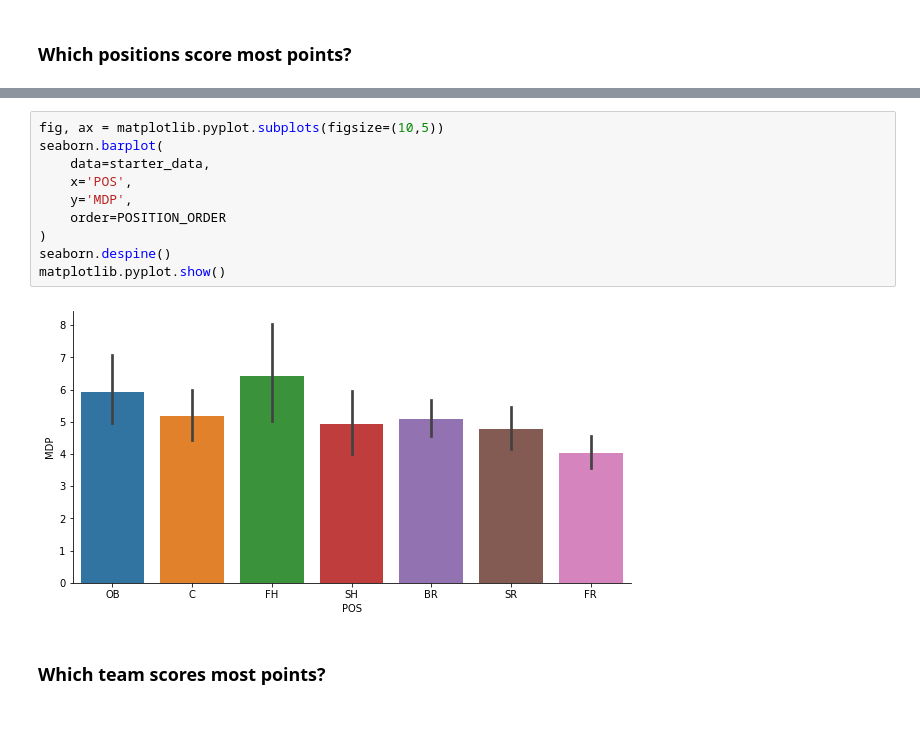
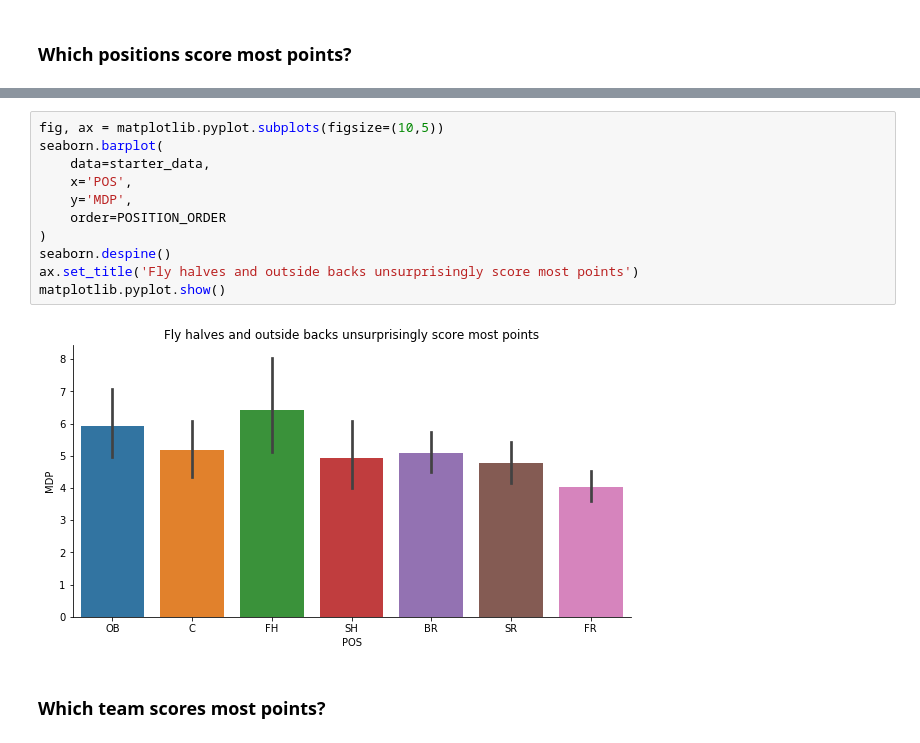
Before and after one commit to niclas-thomas/espn_fantasy_rugby, a Jupyter notebook: analytics/Analysis.ipynb, the cells around one changed output, grey strips where cells are left out. Cells and saved outputs as stored; diff of their text form.

```diff
--- a/analytics/Analysis.ipynb
+++ b/analytics/Analysis.ipynb
@@ -198,15 +99,16 @@ data_by_pos
 # %%
 fig, ax = matplotlib.pyplot.subplots(figsize=(10,5))
 seaborn.barplot(
     data=starter_data,
     x='POS',
     y='MDP',
     order=POSITION_ORDER
 )
 seaborn.despine()
+ax.set_title('Fly halves and outside backs unsurprisingly score most points')
 matplotlib.pyplot.show()
 # %% [output]
-[figure, old version]
+[figure, new version]
 # %% [markdown]
 ### Which team scores most points?
 # %%
```
Also changed, not shown: parts of 28 cells of this notebook.
